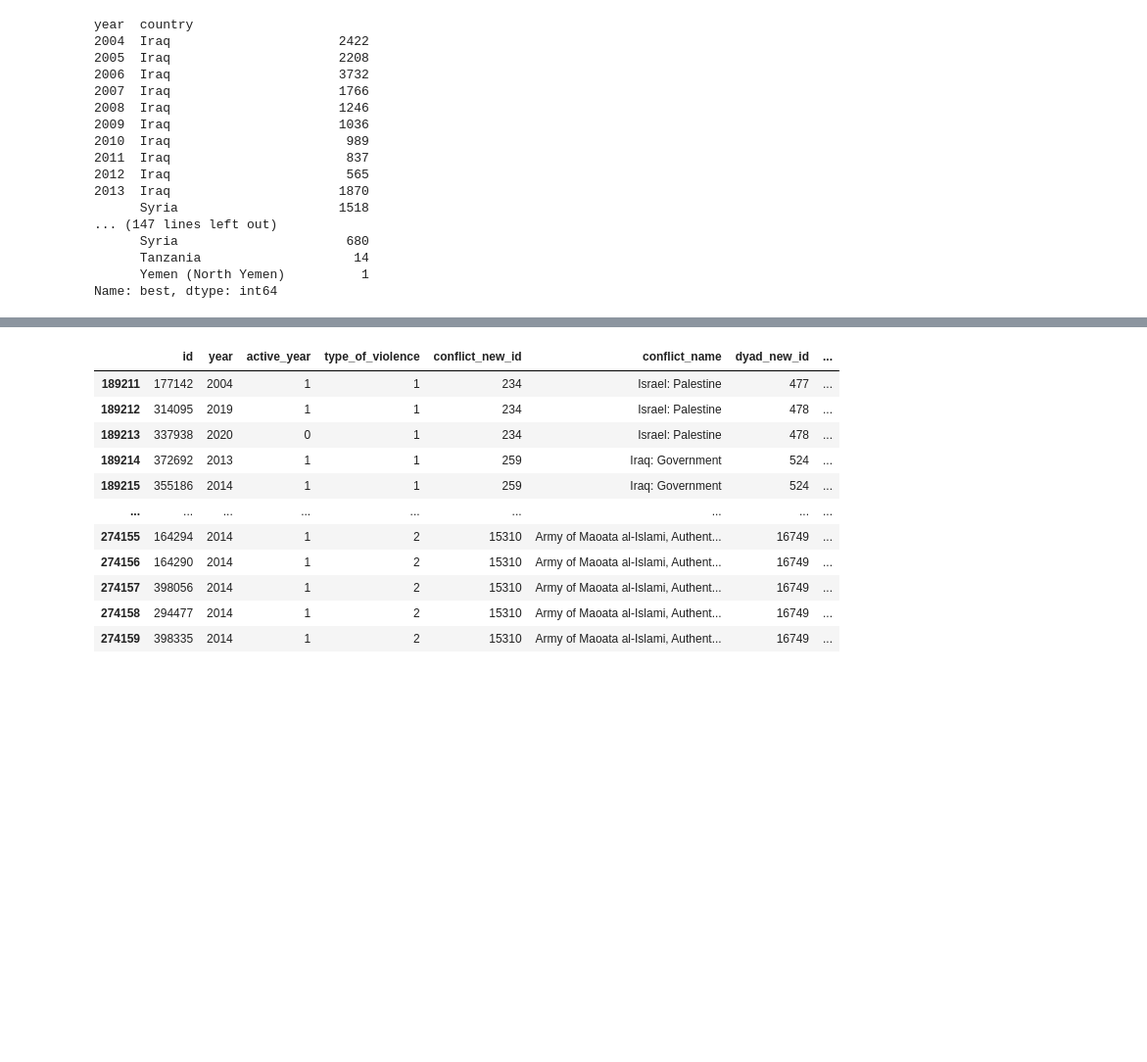
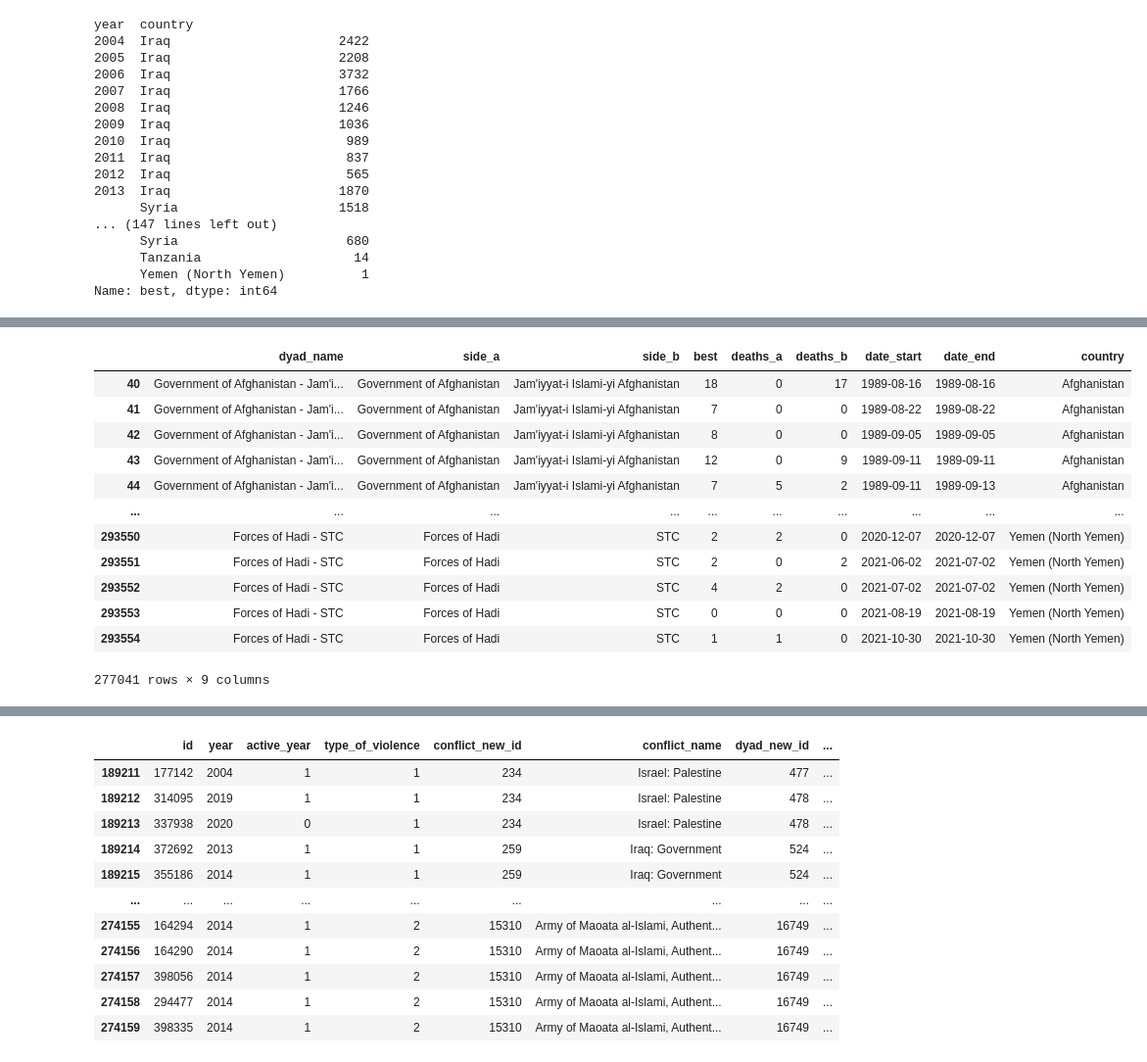
Before and after one commit to Joldon/political_violence, a Jupyter notebook: ged_event_21.ipynb, the cells around one changed output, grey strips where cells are left out. Shown at 98% size. Cells and saved outputs as stored; diff of their text form; code cells hidden in the pictures; blank space fills up the shorter version.

```diff
--- a/ged_event_21.ipynb
+++ b/ged_event_21.ipynb
@@ -415,2 +432,17 @@ civil_wars
 # %%
-# filter data for civil wars to show
+# filter data for civil wars to show dyad_name, side_a, side_b, best, deaths_a, deaths_b, date_start, date_end, country
+civil_wars[['dyad_name', 'side_a', 'side_b', 'best', 'deaths_a', 'deaths_b', 'date_start', 'date_end', 'country']]
+# %% [output]
+|  | dyad_name | side_a | side_b | best | deaths_a | deaths_b | date_start | date_end | country |
+| 40 | Government of Afghanistan - Jam'i... | Government of Afghanistan | Jam'iyyat-i Islami-yi Afghanistan | 18 | 0 | 17 | 1989-08-16 | 1989-08-16 | Afghanistan |
+| 41 | Government of Afghanistan - Jam'i... | Government of Afghanistan | Jam'iyyat-i Islami-yi Afghanistan | 7 | 0 | 0 | 1989-08-22 | 1989-08-22 | Afghanistan |
+| 42 | Government of Afghanistan - Jam'i... | Government of Afghanistan | Jam'iyyat-i Islami-yi Afghanistan | 8 | 0 | 0 | 1989-09-05 | 1989-09-05 | Afghanistan |
+| 43 | Government of Afghanistan - Jam'i... | Government of Afghanistan | Jam'iyyat-i Islami-yi Afghanistan | 12 | 0 | 9 | 1989-09-11 | 1989-09-11 | Afghanistan |
+| 44 | Government of Afghanistan - Jam'i... | Government of Afghanistan | Jam'iyyat-i Islami-yi Afghanistan | 7 | 5 | 2 | 1989-09-11 | 1989-09-13 | Afghanistan |
+| ... | ... | ... | ... | ... | ... | ... | ... | ... | ... |
+| 293550 | Forces of Hadi - STC | Forces of Hadi | STC | 2 | 2 | 0 | 2020-12-07 | 2020-12-07 | Yemen (North Yemen) |
+| 293551 | Forces of Hadi - STC | Forces of Hadi | STC | 2 | 0 | 2 | 2021-06-02 | 2021-07-02 | Yemen (North Yemen) |
+| 293552 | Forces of Hadi - STC | Forces of Hadi | STC | 4 | 2 | 0 | 2021-07-02 | 2021-07-02 | Yemen (North Yemen) |
+| 293553 | Forces of Hadi - STC | Forces of Hadi | STC | 0 | 0 | 0 | 2021-08-19 | 2021-08-19 | Yemen (North Yemen) |
+| 293554 | Forces of Hadi - STC | Forces of Hadi | STC | 1 | 1 | 0 | 2021-10-30 | 2021-10-30 | Yemen (North Yemen) |
+277041 rows × 9 columns
```
Also changed, not shown: parts of 15 cells of this notebook.
